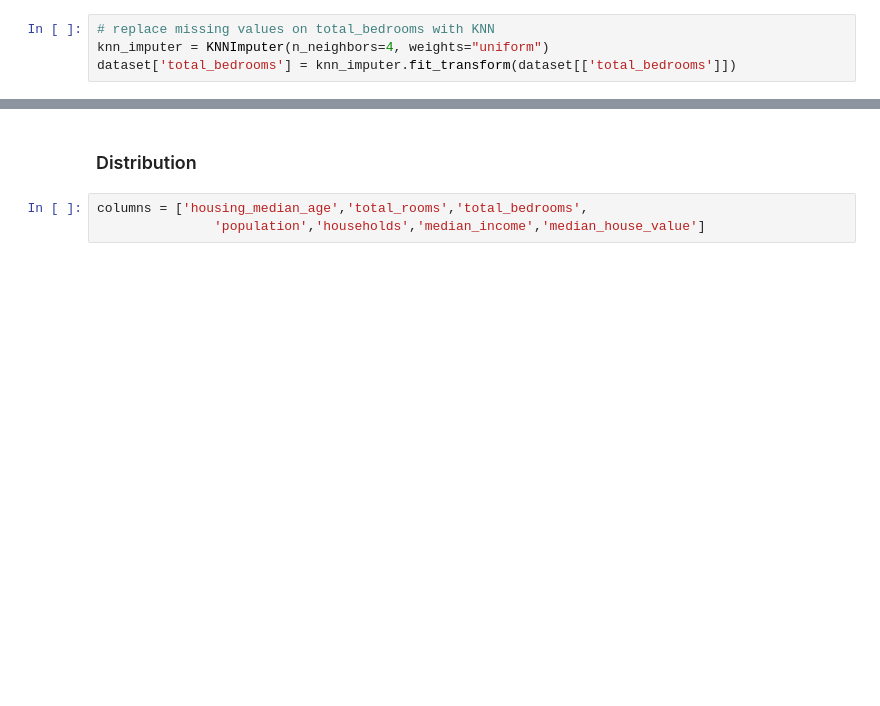
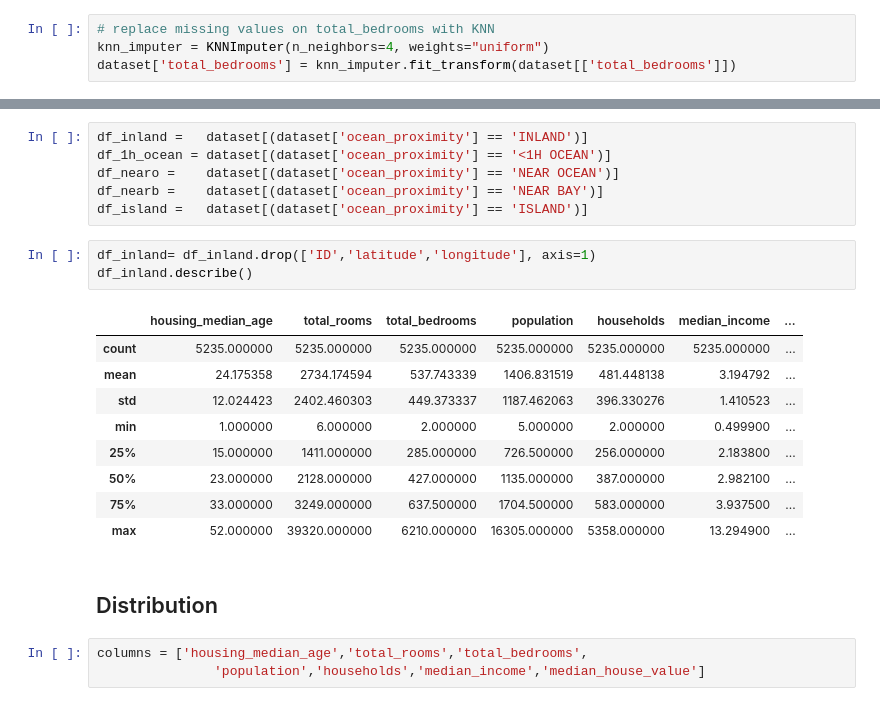
Before and after one commit to kamelbenabdelkader/ML_real_estate_project, a Jupyter notebook: notebook_EDA.ipynb, the cells around one changed output, grey strips where cells are left out. Drawn from its saved outputs; the diff is of its cells as text; blank space fills up the shorter version.

```diff
--- a/notebook_EDA.ipynb
+++ b/notebook_EDA.ipynb
@@ -293,5 +314,24 @@ dataset['total_bedrooms'] = knn_imputer.fit_transform(dataset[['total_bedrooms']
+# %%
+df_inland =   dataset[(dataset['ocean_proximity'] == 'INLAND')]
+df_1h_ocean = dataset[(dataset['ocean_proximity'] == '<1H OCEAN')]
+df_nearo =    dataset[(dataset['ocean_proximity'] == 'NEAR OCEAN')]
+df_nearb =    dataset[(dataset['ocean_proximity'] == 'NEAR BAY')]
+df_island =   dataset[(dataset['ocean_proximity'] == 'ISLAND')]
+# %%
+df_inland= df_inland.drop(['ID','latitude','longitude'], axis=1)
+df_inland.describe()
+# %% [output]
+|  | housing_median_age | total_rooms | total_bedrooms | population | households | median_income | ... |
+| count | 5235.000000 | 5235.000000 | 5235.000000 | 5235.000000 | 5235.000000 | 5235.000000 | ... |
+| mean | 24.175358 | 2734.174594 | 537.743339 | 1406.831519 | 481.448138 | 3.194792 | ... |
+| std | 12.024423 | 2402.460303 | 449.373337 | 1187.462063 | 396.330276 | 1.410523 | ... |
+| min | 1.000000 | 6.000000 | 2.000000 | 5.000000 | 2.000000 | 0.499900 | ... |
+| 25% | 15.000000 | 1411.000000 | 285.000000 | 726.500000 | 256.000000 | 2.183800 | ... |
+| 50% | 23.000000 | 2128.000000 | 427.000000 | 1135.000000 | 387.000000 | 2.982100 | ... |
+| 75% | 33.000000 | 3249.000000 | 637.500000 | 1704.500000 | 583.000000 | 3.937500 | ... |
+| max | 52.000000 | 39320.000000 | 6210.000000 | 16305.000000 | 5358.000000 | 13.294900 | ... |
 # %% [markdown]
-### Distribution
+## Distribution
 # %%
 columns = ['housing_median_age','total_rooms','total_bedrooms',
                'population','households','median_income','median_house_value']
```
Also changed, not shown: parts of 6 cells of this notebook.
